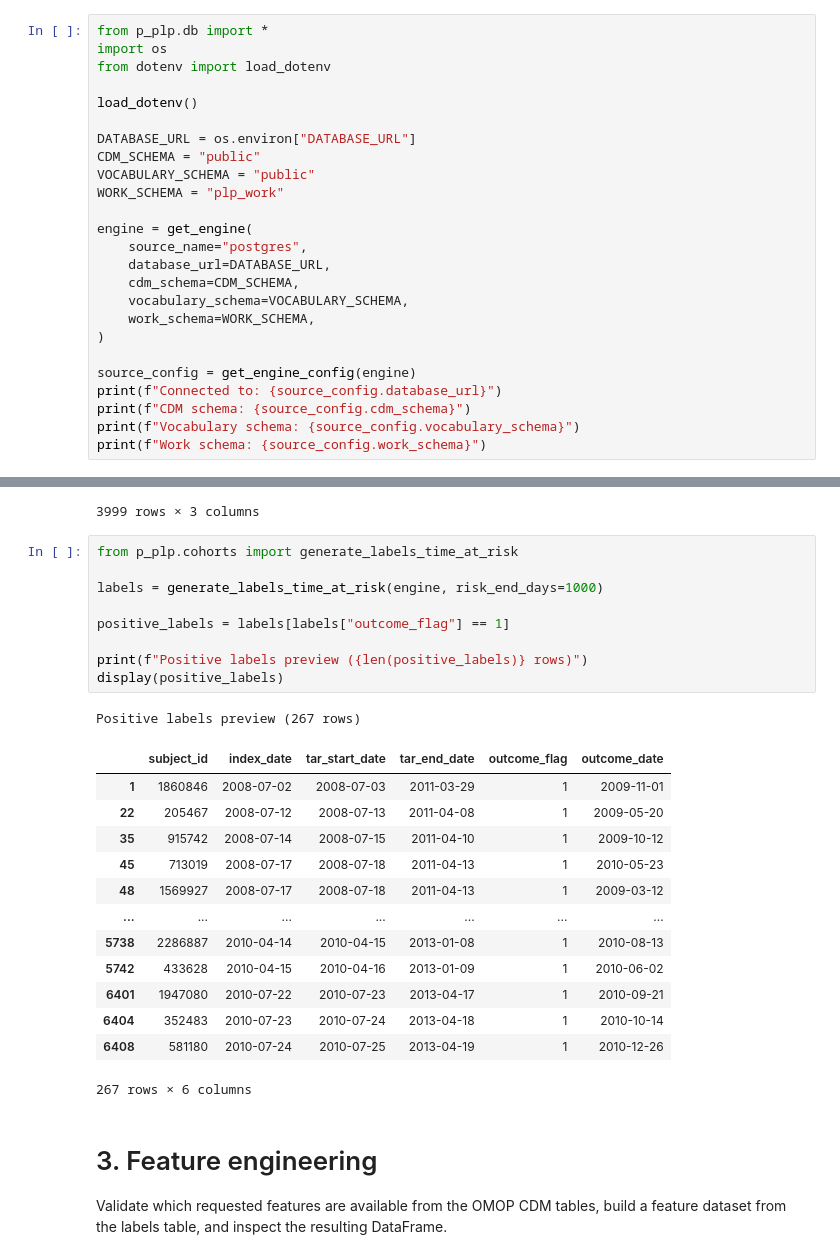
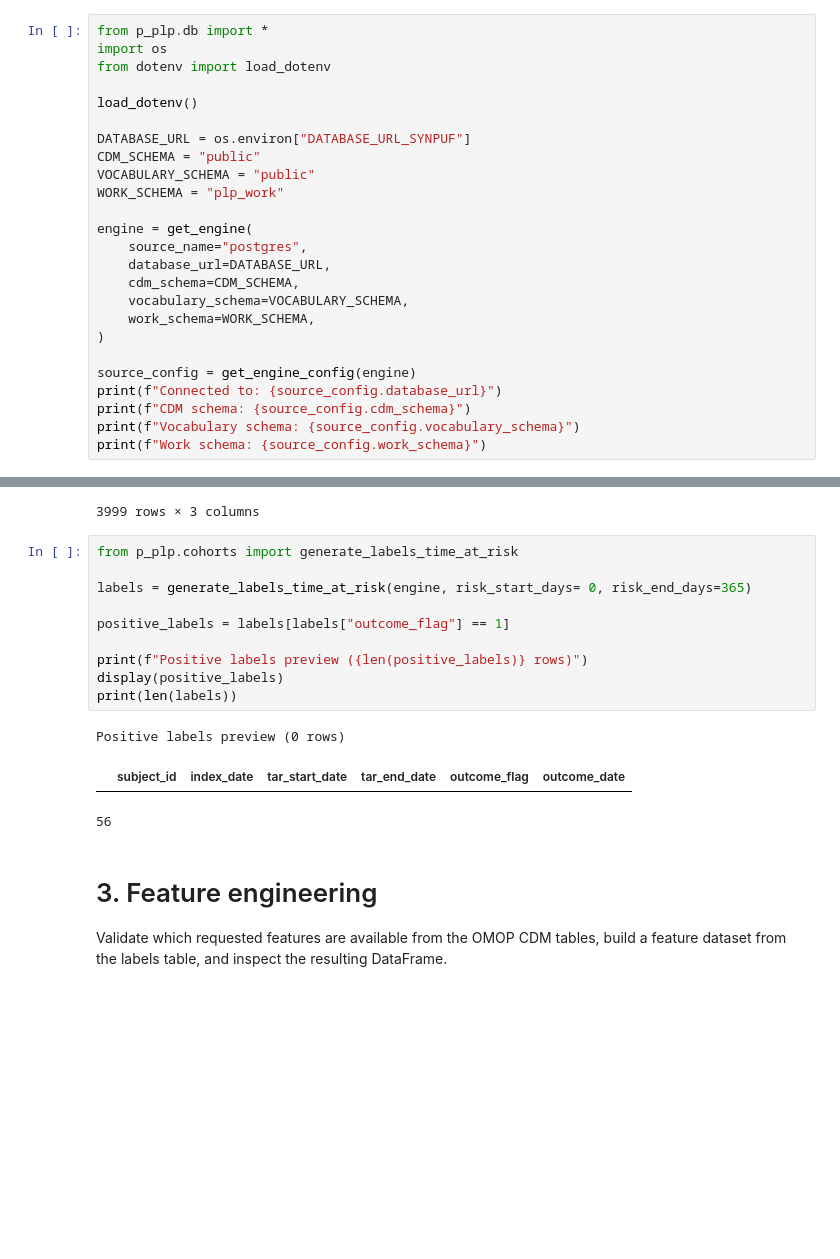
Before and after one commit to YouriDeKeersmaecker/P-PLP, a Jupyter notebook: notebooks/p_plp_atrial_fibrillation.ipynb, the cells around one changed output, grey strips where cells are left out. Drawn from its saved outputs; the diff is of its cells as text; blank space fills up the shorter version.

```diff
--- a/notebooks/p_plp_atrial_fibrillation.ipynb
+++ b/notebooks/p_plp_atrial_fibrillation.ipynb
@@ -13,7 +13,7 @@ from dotenv import load_dotenv
 
 load_dotenv()
 
-DATABASE_URL = os.environ["DATABASE_URL"]
+DATABASE_URL = os.environ["DATABASE_URL_SYNPUF"]
 CDM_SCHEMA = "public"
 VOCABULARY_SCHEMA = "public"
 WORK_SCHEMA = "plp_work"
@@ -633,27 +633,17 @@ Outcome cohort preview (3999 rows)
 # %%
 from p_plp.cohorts import generate_labels_time_at_risk
 
-labels = generate_labels_time_at_risk(engine, risk_end_days=1000)
+labels = generate_labels_time_at_risk(engine, risk_start_days= 0, risk_end_days=365)
 
 positive_labels = labels[labels["outcome_flag"] == 1]
 
 print(f"Positive labels preview ({len(positive_labels)} rows)")
 display(positive_labels)
+print(len(labels))
 # %% [output]
-Positive labels preview (267 rows)
+Positive labels preview (0 rows)
 |  | subject_id | index_date | tar_start_date | tar_end_date | outcome_flag | outcome_date |
-| 1 | 1860846 | 2008-07-02 | 2008-07-03 | 2011-03-29 | 1 | 2009-11-01 |
-| 22 | 205467 | 2008-07-12 | 2008-07-13 | 2011-04-08 | 1 | 2009-05-20 |
-| 35 | 915742 | 2008-07-14 | 2008-07-15 | 2011-04-10 | 1 | 2009-10-12 |
-| 45 | 713019 | 2008-07-17 | 2008-07-18 | 2011-04-13 | 1 | 2010-05-23 |
-| 48 | 1569927 | 2008-07-17 | 2008-07-18 | 2011-04-13 | 1 | 2009-03-12 |
-| ... | ... | ... | ... | ... | ... | ... |
-| 5738 | 2286887 | 2010-04-14 | 2010-04-15 | 2013-01-08 | 1 | 2010-08-13 |
-| 5742 | 433628 | 2010-04-15 | 2010-04-16 | 2013-01-09 | 1 | 2010-06-02 |
-| 6401 | 1947080 | 2010-07-22 | 2010-07-23 | 2013-04-17 | 1 | 2010-09-21 |
-| 6404 | 352483 | 2010-07-23 | 2010-07-24 | 2013-04-18 | 1 | 2010-10-14 |
-| 6408 | 581180 | 2010-07-24 | 2010-07-25 | 2013-04-19 | 1 | 2010-12-26 |
-267 rows × 6 columns
+56
 # %% [markdown]
 # 3. Feature engineering
 
```
Also changed, not shown: parts of 24 cells of this notebook, 5 other files.
